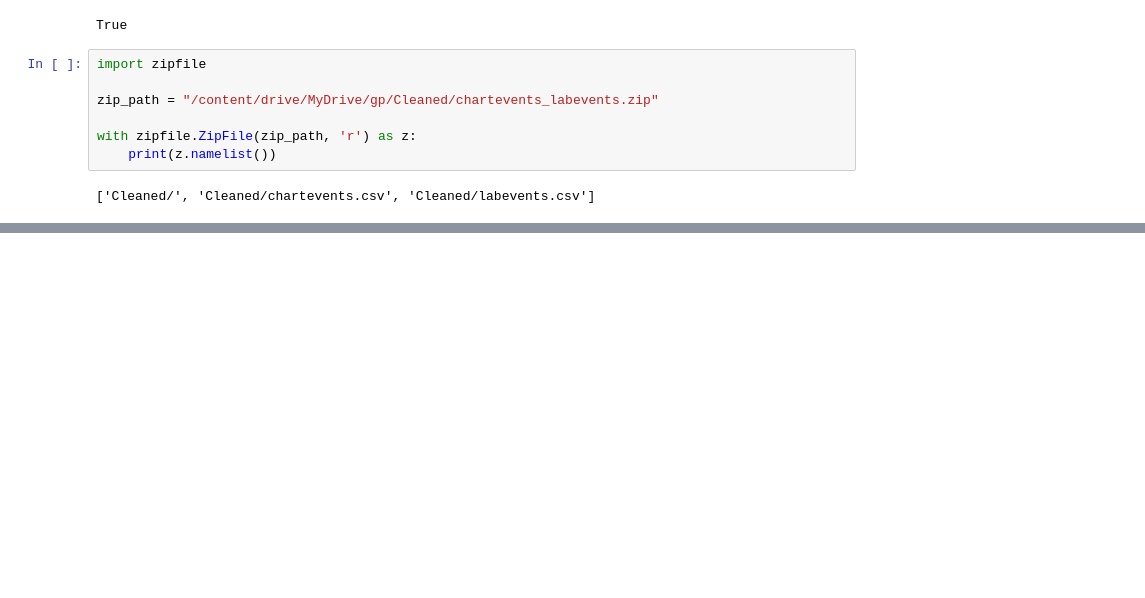
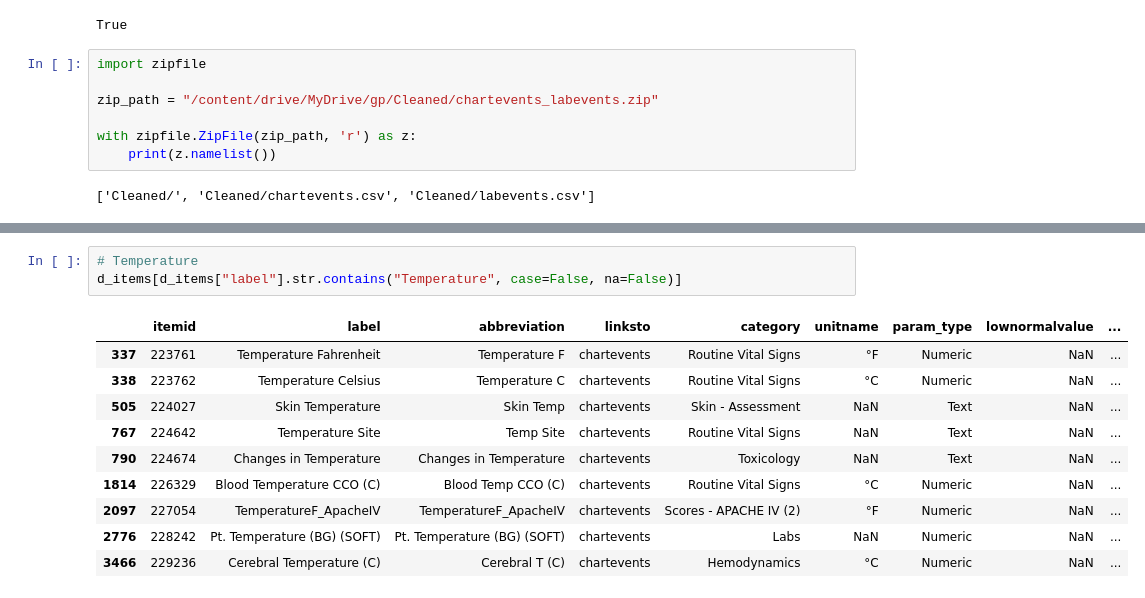
Before and after one commit to hamdikhasawneh/AI-sepsis, a Jupyter notebook: notebooks/01_data_preprocessing.ipynb, the cells around one changed output, grey strips where cells are left out. Saved outputs shown, nothing was run; the diff lists cells and outputs as text; blank space fills up the shorter version.

```diff
--- a/notebooks/01_data_preprocessing.ipynb
+++ b/notebooks/01_data_preprocessing.ipynb
@@ -24,0 +285,14 @@ with zipfile.ZipFile(zip_path, 'r') as z:
+# %%
+# Temperature
+d_items[d_items["label"].str.contains("Temperature", case=False, na=False)]
+# %% [output]
+|  | itemid | label | abbreviation | linksto | category | unitname | param_type | lownormalvalue | ... |
+| 337 | 223761 | Temperature Fahrenheit | Temperature F | chartevents | Routine Vital Signs | °F | Numeric | NaN | ... |
+| 338 | 223762 | Temperature Celsius | Temperature C | chartevents | Routine Vital Signs | °C | Numeric | NaN | ... |
+| 505 | 224027 | Skin Temperature | Skin Temp | chartevents | Skin - Assessment | NaN | Text | NaN | ... |
+| 767 | 224642 | Temperature Site | Temp Site | chartevents | Routine Vital Signs | NaN | Text | NaN | ... |
+| 790 | 224674 | Changes in Temperature | Changes in Temperature | chartevents | Toxicology | NaN | Text | NaN | ... |
+| 1814 | 226329 | Blood Temperature CCO (C) | Blood Temp CCO (C) | chartevents | Routine Vital Signs | °C | Numeric | NaN | ... |
+| 2097 | 227054 | TemperatureF_ApacheIV | TemperatureF_ApacheIV | chartevents | Scores - APACHE IV (2) | °F | Numeric | NaN | ... |
+| 2776 | 228242 | Pt. Temperature (BG) (SOFT) | Pt. Temperature (BG) (SOFT) | chartevents | Labs | NaN | Numeric | NaN | ... |
+| 3466 | 229236 | Cerebral Temperature (C) | Cerebral T (C) | chartevents | Hemodynamics | °C | Numeric | NaN | ... |
```
Also changed, not shown: parts of 50 cells of this notebook.
